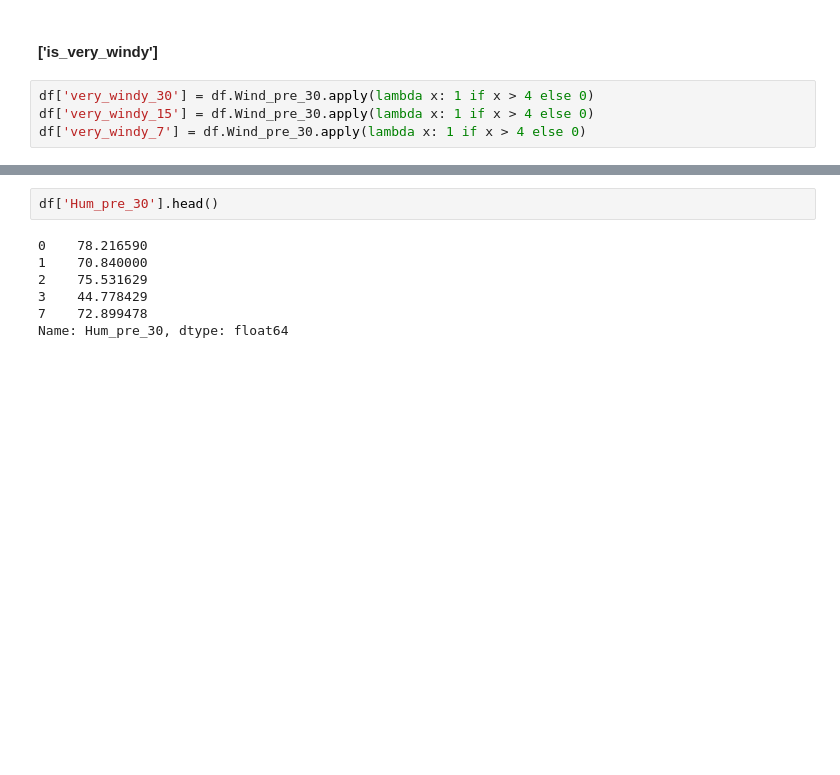
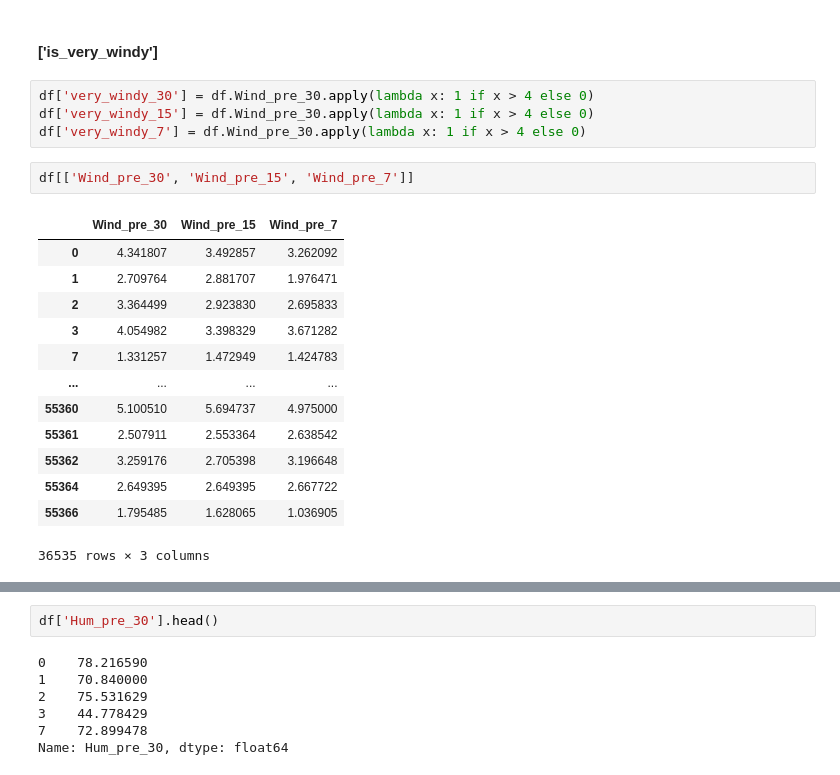
Before and after one commit to fernandez-justin/Forest_Fire_Classification, a Jupyter notebook: EDA_FE_notebook.ipynb, the cells around one changed output, grey strips where cells are left out. Saved outputs shown, nothing was run; the diff lists cells and outputs as text; blank space fills up the shorter version.

```diff
--- a/EDA_FE_notebook.ipynb
+++ b/EDA_FE_notebook.ipynb
@@ -534,3 +534,19 @@ df['west_coast'] = df.longitude.apply(lambda x: 1 if x < -100 else 0)
 df['very_windy_30'] = df.Wind_pre_30.apply(lambda x: 1 if x > 4 else 0)
 df['very_windy_15'] = df.Wind_pre_30.apply(lambda x: 1 if x > 4 else 0)
 df['very_windy_7'] = df.Wind_pre_30.apply(lambda x: 1 if x > 4 else 0)
+# %%
+df[['Wind_pre_30', 'Wind_pre_15', 'Wind_pre_7']]
+# %% [output]
+|  | Wind_pre_30 | Wind_pre_15 | Wind_pre_7 |
+| 0 | 4.341807 | 3.492857 | 3.262092 |
+| 1 | 2.709764 | 2.881707 | 1.976471 |
+| 2 | 3.364499 | 2.923830 | 2.695833 |
+| 3 | 4.054982 | 3.398329 | 3.671282 |
+| 7 | 1.331257 | 1.472949 | 1.424783 |
+| ... | ... | ... | ... |
+| 55360 | 5.100510 | 5.694737 | 4.975000 |
+| 55361 | 2.507911 | 2.553364 | 2.638542 |
+| 55362 | 3.259176 | 2.705398 | 3.196648 |
+| 55364 | 2.649395 | 2.649395 | 2.667722 |
+| 55366 | 1.795485 | 1.628065 | 1.036905 |
+36535 rows × 3 columns
```
Also changed, not shown: parts of 1 cell of this notebook, 1 other file.
